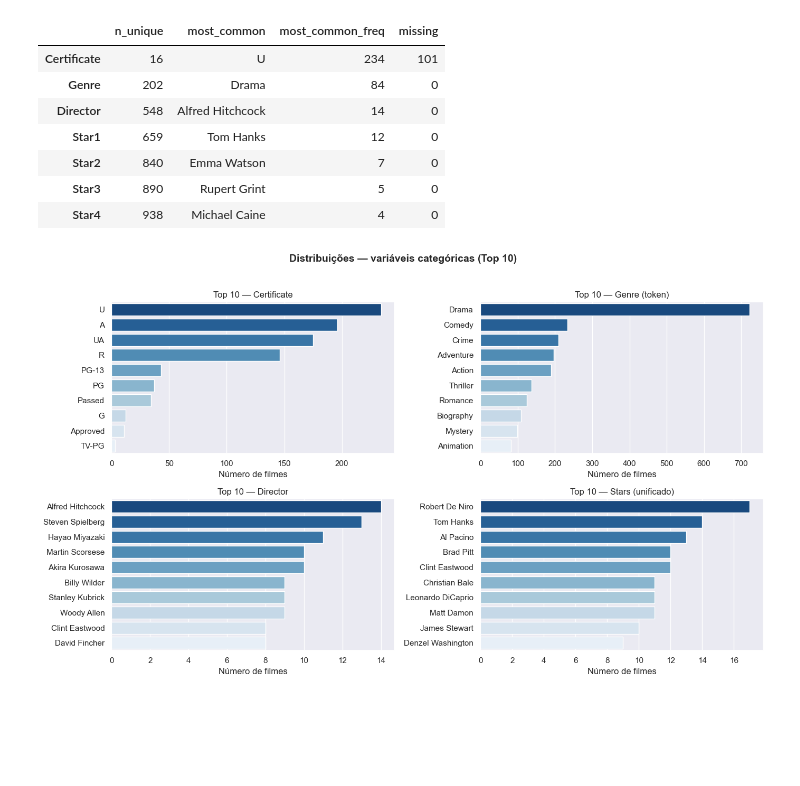
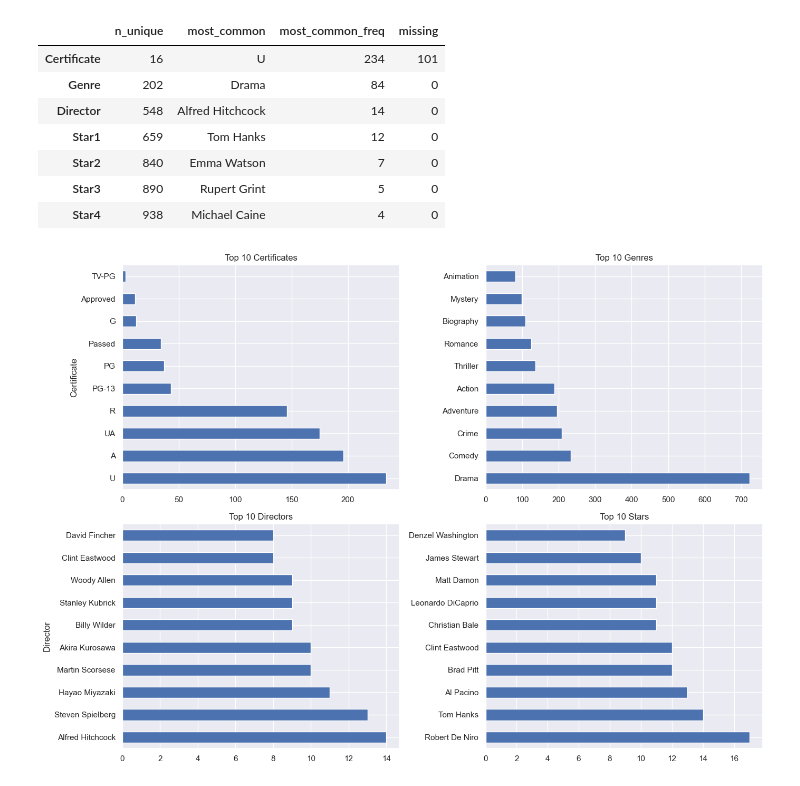
Before and after one commit to nalugomesv/film-greenlight-recommender, a Jupyter notebook: notebooks/01_eda.ipynb, the cells around one changed output. Cells and saved outputs as stored; diff of their text form; code cells hidden in the pictures; blank space fills up the shorter version.

```diff
--- a/notebooks/01_eda.ipynb
+++ b/notebooks/01_eda.ipynb
@@ -321,31 +337,0 @@ top_stars = stars_long.value_counts().head(10)
-# %%
-counts_dict = {
-    "Certificate": top_certificate,
-    "Genre (token)": genre_counts,
-    "Director": top_director,
-    "Stars (unificado)": top_stars,
-}
-
-items = list(counts_dict.items())
-n = len(items)
-ncols = 2
-nrows = math.ceil(n / ncols)
-
-fig, axes = plt.subplots(nrows=nrows, ncols=ncols, figsize=(14, 4 * nrows))
-axes = axes.flatten()
-
-for i, (title, s) in enumerate(items):
-    sns.barplot(x=s.values, y=s.index, ax=axes[i], palette="Blues_r")
-    axes[i].set_title(f"Top 10 — {title}")
-    axes[i].set_xlabel("Número de filmes")
-    axes[i].set_ylabel("")
-for j in range(i + 1, nrows * ncols):
-    fig.delaxes(axes[j])
-
-fig.suptitle(
-    "Distribuições — variáveis categóricas (Top 10)", fontsize=14, weight="bold", y=1.02
-)
-plt.tight_layout()
-plt.show()
-# %% [output]
-[figure, removed]
@@ -352 +351,25 @@ plt.show()
+# %%
+fig, axes = plt.subplots(2, 2, figsize=(14, 10))
+
+df["Certificate"].value_counts().head(10).plot(
+    kind="barh", ax=axes[0, 0], title="Top 10 Certificates"
+)
+
+df["Genre"].str.get_dummies(sep=", ").sum().sort_values(ascending=False).head(10).plot(
+    kind="barh", ax=axes[0, 1], title="Top 10 Genres"
+)
+
+df["Director"].value_counts().head(10).plot(
+    kind="barh", ax=axes[1, 0], title="Top 10 Directors"
+)
+
+stars_long = pd.concat([df["Star1"], df["Star2"], df["Star3"], df["Star4"]])
+stars_long.value_counts().head(10).plot(
+    kind="barh", ax=axes[1, 1], title="Top 10 Stars"
+)
+
+plt.tight_layout()
+plt.show()
+# %% [output]
+[figure, added]
 # %% [markdown]
```
Also changed, not shown: parts of 55 cells of this notebook, 26 other files.
